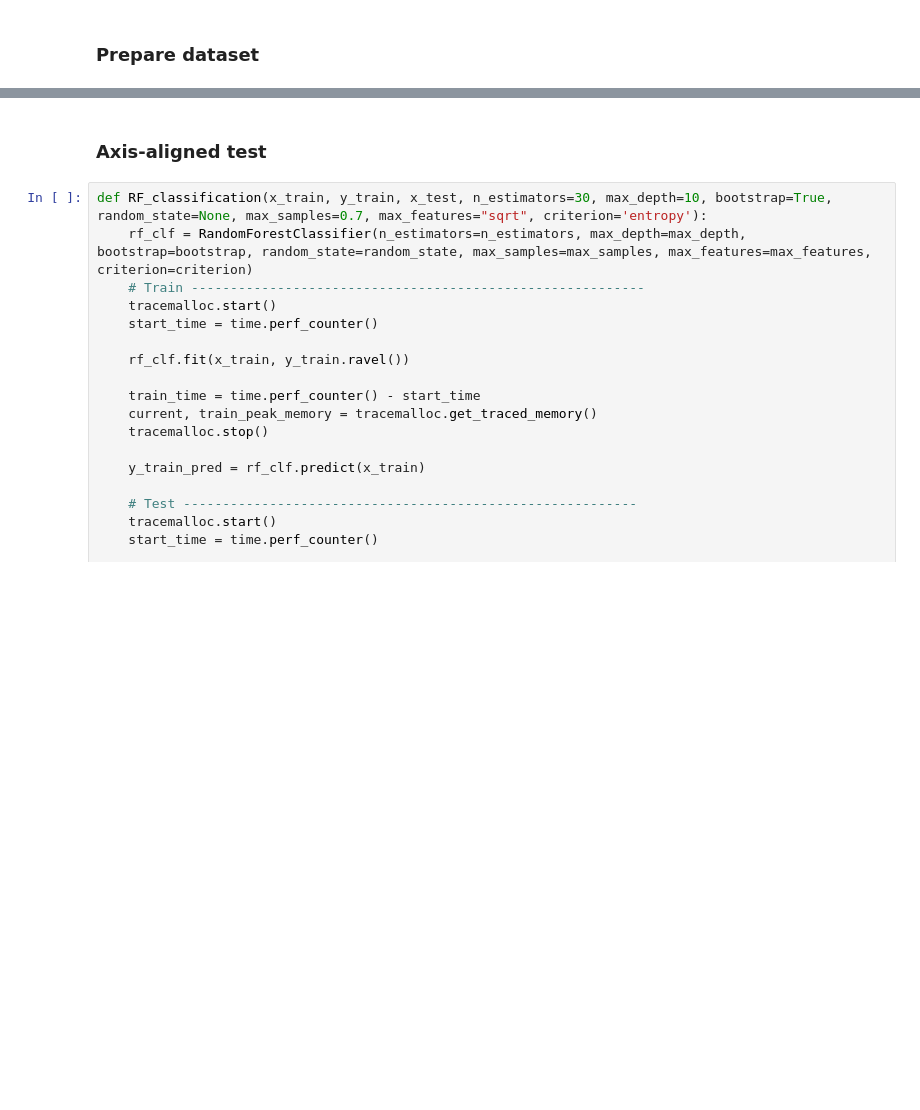
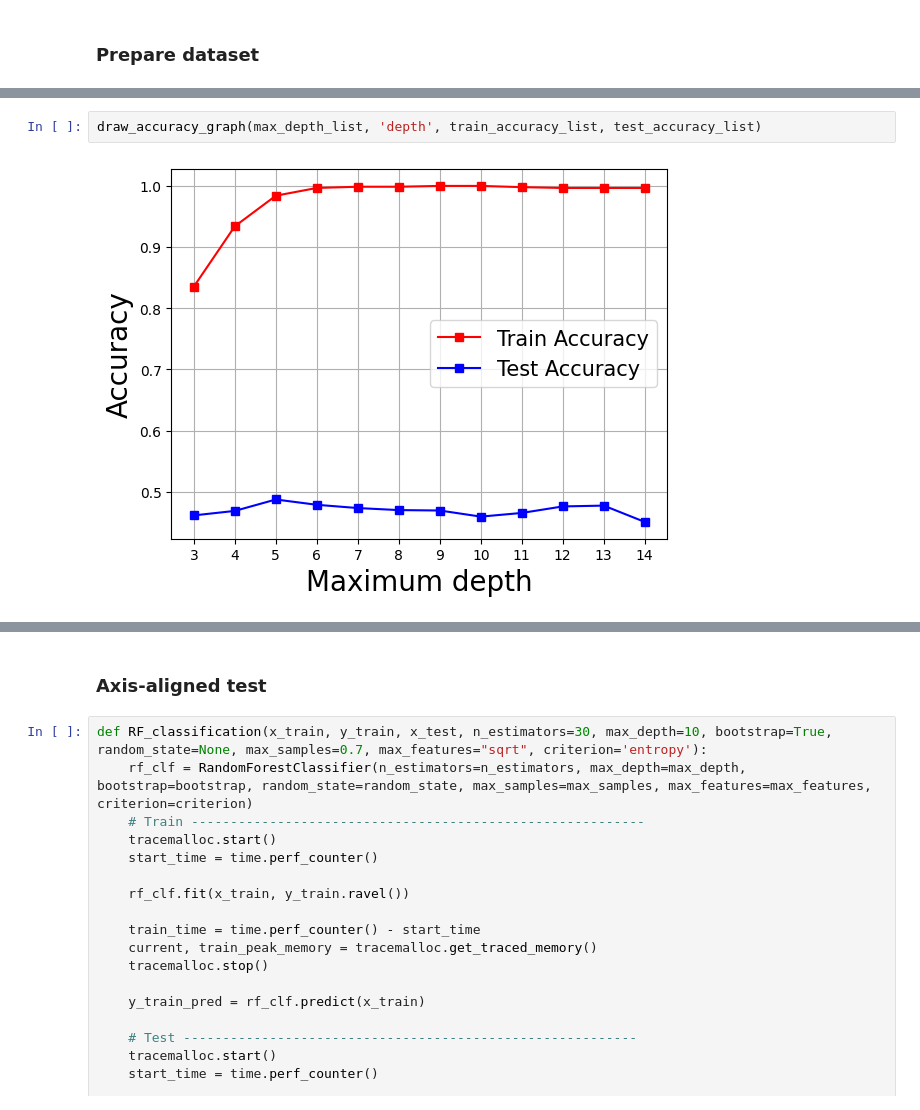
Before and after one commit to chuu-shin/CS485-Course-Work-2, a Jupyter notebook: Q3.ipynb, the cells around one changed output, grey strips where cells are left out. Drawn from its saved outputs; the diff is of its cells as text; blank space fills up the shorter version.

```diff
--- a/Q3.ipynb
+++ b/Q3.ipynb
@@ -214,0 +351,4 @@ Descriptor extraction completed.
+# %%
+draw_accuracy_graph(max_depth_list, 'depth', train_accuracy_list, test_accuracy_list)
+# %% [output]
+[figure, added]
```
Also changed, not shown: parts of 48 cells of this notebook, 3 other files.
